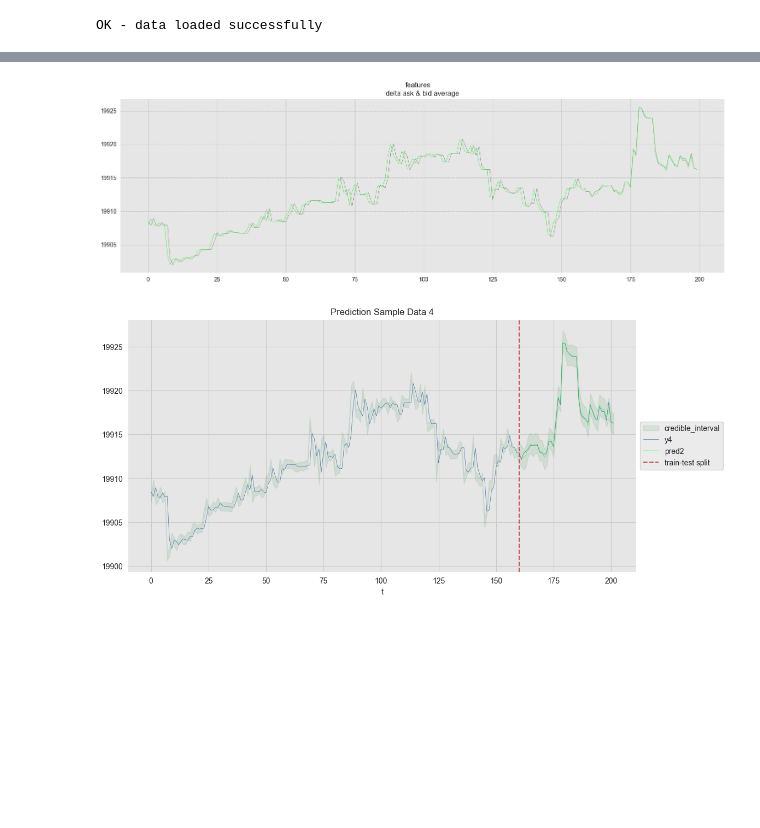
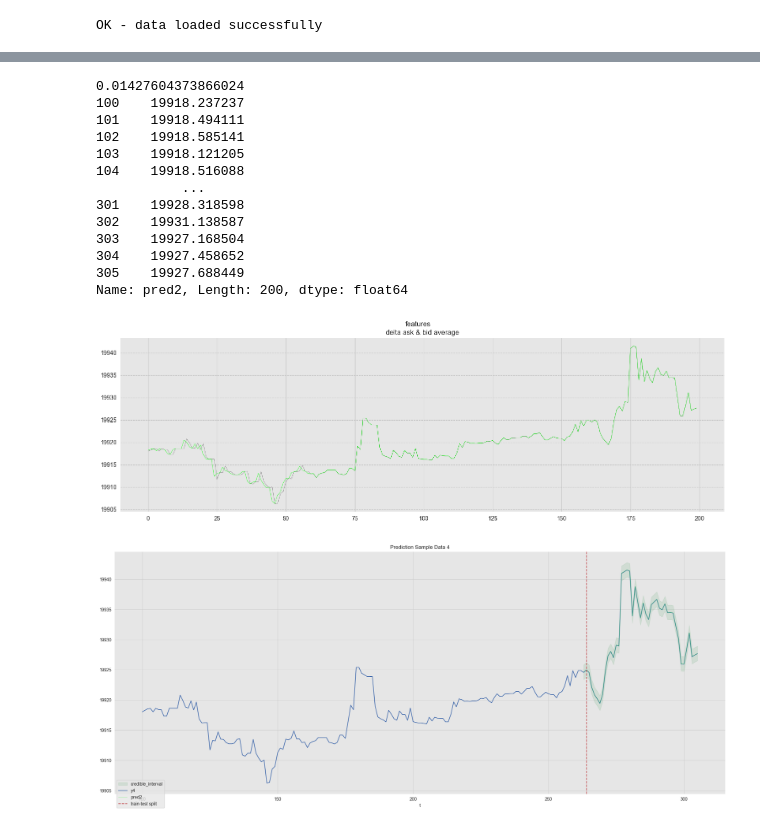
Before and after one commit to toksdprogrammer1/crypto-prediction, a Jupyter notebook: jupyterNotebook/GP.ipynb, the cells around one changed output, grey strips where cells are left out. Drawn from its saved outputs; the diff is of its cells as text; code cells hidden in the pictures; blank space fills up the shorter version.

Commit message:
v.2.0.2.deltas.latest

```diff
--- a/jupyterNotebook/GP.ipynb
+++ b/jupyterNotebook/GP.ipynb
@@ -18,18 +18,18 @@ sns_c = sns.color_palette(palette='deep')
 plt.rcParams['figure.figsize'] = [12, 6]
 plt.rcParams['figure.dpi'] = 100
 # %%
-df = pd.read_csv('../data/newDS.csv')
-df = df[df['symbolId'].str.contains("BTC_USD")]
-df = df[(np.abs(stats.zscore(df.select_dtypes(include=np.number))) < 3).all(axis=1)]
+data = pd.read_csv('../data/newDS.csv')
+data = data[data['symbolId'].str.contains("BTC_USD")]
+data = data[(np.abs(stats.zscore(data.select_dtypes(include=np.number))) < 3).all(axis=1)]
 
-t = np.arange(len(df))
-df['t'] = pd.DataFrame({'t' : t})
+t = np.arange(len(data))
+data['t'] = pd.DataFrame({'t' : t})
 
 print('OK - data loaded successfully')
 
 n = 200
 
-df = df[:n]
+df = data[:n].copy()
 # %% [output]
 OK - data loaded successfully
 # %%
@@ -185,11 +206,29 @@ plt.show()
 [figure]
 [figure]
 # %%
-X = X[201:400]
-X = df['t'].values.reshape(n, 1)
-y = df['delta'].values.reshape(n, 1)
+n = 300
+prop_train = 0.8
+
+df = data[n-200:n].copy()
+df['delta'] = 10000 * (df['askPrice'].shift(-1) / df['askPrice'] - 1)
+
+n_train = round(df['t'].head(1).values[0] + prop_train * (df['t'].tail(1).values[0] - df['t'].head(1).values[0]))
+
+X = df['t'].values.reshape(200, 1)
+# X = np.arange(1200, 1200 + 200).reshape(200, 1)
+y = df['delta'].values.reshape(200, 1)
 
 y_pred, y_std = gp4.predict(X, return_std=True)
+
+print(y_pred[-1])
+df['y_pred'] = y_pred
+df['y_std'] = y_std
+df['y_pred_lwr'] = df['y_pred'] - 2 * df['y_std']
+df['y_pred_upr'] = df['y_pred'] + 2 * df['y_std']
+df['y_pred'] = df['y_pred'] / 10000 + 1
+df['pred2'] = df['y_pred'] * df['askPrice']
+
+print(df['pred2'])
 
 fig, (sp1) = plt.subplots(1, 1, figsize=(15, 5))
 fig.suptitle('features')
@@ -201,39 +240,52 @@ sp1.grid(axis='y', color='silver', linestyle='--', linewidth=0.8)
 
 sp1.title.set_text('delta ask & bid average')
 fig.tight_layout()
 fig.subplots_adjust(left=None, bottom=None, right=None, top=0.9, wspace=None, hspace=0.25)
 
 sp1.plot(np.arange(0, df.shape[0]), df.askPrice, '-', color="black", alpha=0.9, linewidth=0.25)
 sp1.plot(np.arange(0, df.shape[0]), df.pred2, '-', color="lime", alpha=0.9, linewidth=0.5)
 
 plt.show()
 
-fig, ax = plt.subplots()
+fig, ax = plt.subplots(figsize=(25,10))
 
 ax.fill_between(
-    x=df['t'],
-    y1=df['pred2'] + df['y_pred_lwr'],
-    y2=df['pred2'] + df['y_pred_upr'],
+    x=df['t'].tail(39),
+    y1=df['pred2'].tail(39) + df['y_pred_lwr'].tail(39),
+    y2=df['pred2'].tail(39) + df['y_pred_upr'].tail(39),
     color=sns_c[2],
     alpha=0.15,
     label='credible_interval'
 )
 
-sns.lineplot(x='t', y='askPrice', data=df, color=sns_c[0], label='y4', ax=ax, linewidth=0.5)
+sns.lineplot(x='t', y='askPrice', data=df, color=sns_c[0], label='y4', ax=ax, linewidth=1.5)
 sns.lineplot(x='t', y='pred2', data=df[161:], color='lime', label='pred2', ax=ax, linewidth=0.3)
 
 ax.axvline(n_train, color=sns_c[3], linestyle='--', label='train-test split')
-ax.legend(loc='center left', bbox_to_anchor=(1, 0.5))
+ax.legend(loc='center left', bbox_to_anchor=(0, 0))
 ax.set(title='Prediction Sample Data 4', xlabel='t', ylabel='');
 
 
 
 # plt.plot(np.arange(1247, 1558), df.askPrice[1247:], '-', color="black", alpha=0.9, linewidth=0.25)
 # plt.plot(np.arange(1247, 1558), df.pred2[1247:], '-', color="lime", alpha=0.9, linewidth=0.15)
 
-# plt.savefig('prediction_new.png', dpi=1200)
+# plt.savefig('prediction_new.png', dpi=600)
 
 plt.show()
 # %% [output]
+0.01427604373866024
+100    19918.237237
+101    19918.494111
+102    19918.585141
+103    19918.121205
+104    19918.516088
+           ...
+301    19928.318598
+302    19931.138587
+303    19927.168504
+304    19927.458652
+305    19927.688449
+Name: pred2, Length: 200, dtype: float64
-[figure, old version]
+[figure, new version]
-[figure, old version]
+[figure, new version]
```
Also changed, not shown: parts of 6 cells of this notebook, 2 other files.
